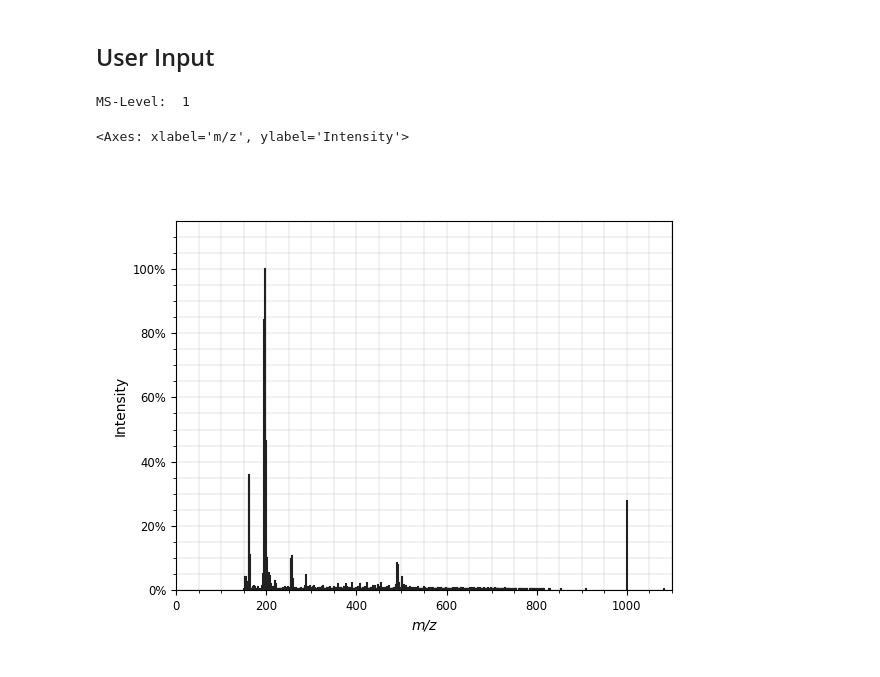
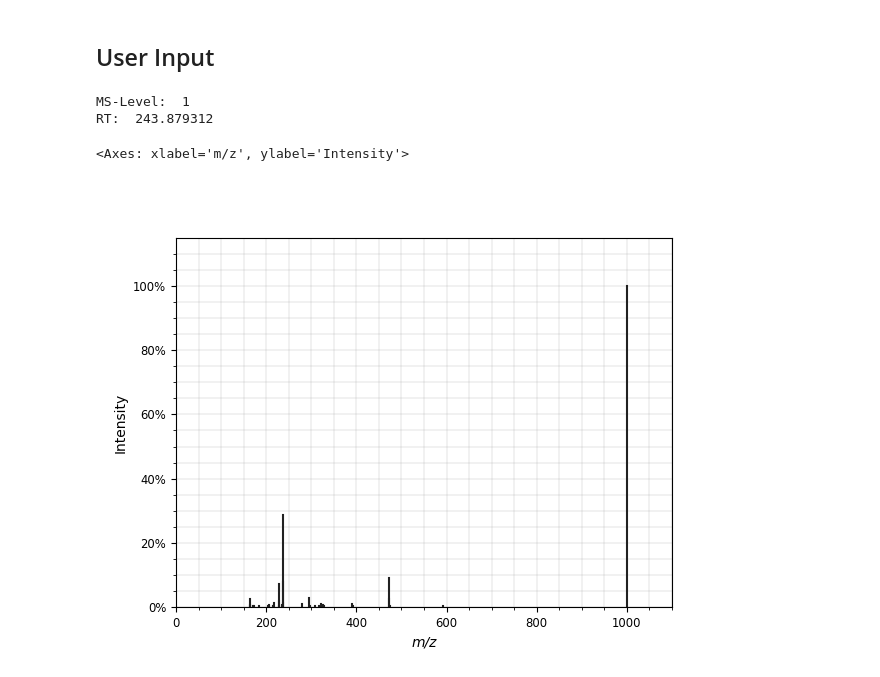
Before and after one commit to Functional-Metabolomics-Lab/MicrospotReader_test, a Jupyter notebook: notebooks/mzml_annotation.ipynb, the cells around one changed output. Cells and saved outputs as stored; diff of their text form; code cells hidden in the pictures.

```diff
--- a/notebooks/mzml_annotation.ipynb
+++ b/notebooks/mzml_annotation.ipynb
@@ -61,14 +68,16 @@ output_filename=outputfolder/Path(mzml_filepath.name.split(".")[0]+"_spotint.mzM
 oms.MzMLFile().store(output_filename.as_posix(),exp)
 # %%
 # Test-Plot of a spectrum containing the spot-intensity matching its RT
-test=5004
+test=1510
 print("MS-Level: ",exp[test].getMSLevel())
+print("RT: ",exp[test].getRT())
 fig,ax=plt.subplots()
 plot_spectrum(exp[test])
 # %% [output]
 MS-Level:  1
+RT:  243.879312
 <Axes: xlabel='m/z', ylabel='Intensity'>
-[figure, old version]
+[figure, new version]
 # %%
 fig,ax=plt.subplots()
 plots.plot_mzml_chromatogram(fig,ax,exp,spot_mz)
```
Also changed, not shown: parts of 3 cells of this notebook.
